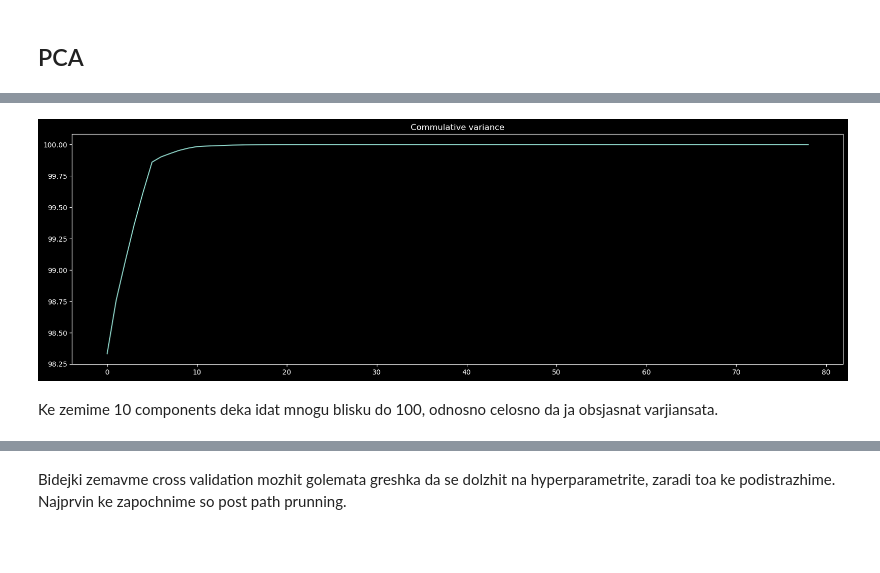
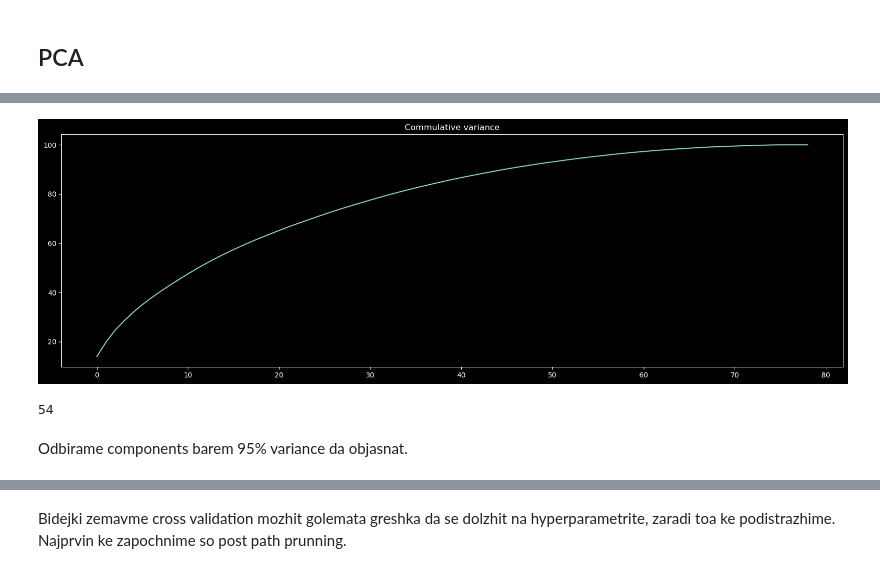
Before and after one commit to viki123v/housing-prices-analysis, a Jupyter notebook: notebooks/regression-trees.ipynb, the cells around one changed output, grey strips where cells are left out. Drawn from its saved outputs; the diff is of its cells as text; code cells hidden in the pictures; blank space fills up the shorter version.

```diff
--- a/notebooks/regression-trees.ipynb
+++ b/notebooks/regression-trees.ipynb
@@ -281,4 +284,7 @@ Generalno pre prunningot e podobar.
+# %%
+pipe_PCA=copy.deepcopy(data_pipe)
+pipe_PCA.steps.append(("Standardization",StandardScaler()))
+pipe_PCA.steps.append(("PCA",PCA()))
 # %%
-pca=PCA()
-pca.fit(X_tr_proc,Y_tr)
+pipe_PCA.fit(X_tr,Y_tr)
 # %% [output]
@@ -286,12 +308,19 @@ PCA()
 # %%
+pca=pipe_PCA.steps[-1][1]
 plt.figure(figsize=(20,6))
 plt.title("Commulative variance")
 sns.lineplot(
     x=list(range(pca.explained_variance_ratio_.shape[0])),
     y=(pca.explained_variance_ratio_*100).cumsum(),
 )
 plt.show()
 # %% [output]
-[figure, old version]
+[figure, new version]
+# %%
+var_expl=pd.Series(data=(pca.explained_variance_ratio_*100).cumsum())
+n_components=var_expl[var_expl>=95].index.values[0]
+n_components
+# %% [output]
+54
 # %% [markdown]
-Ke zemime 10 components deka idat mnogu blisku do 100, odnosno celosno da ja obsjasnat varjiansata.
+Odbirame components barem 95% variance da objasnat.
```
Also changed, not shown: parts of 25 cells of this notebook, 1 other file.
